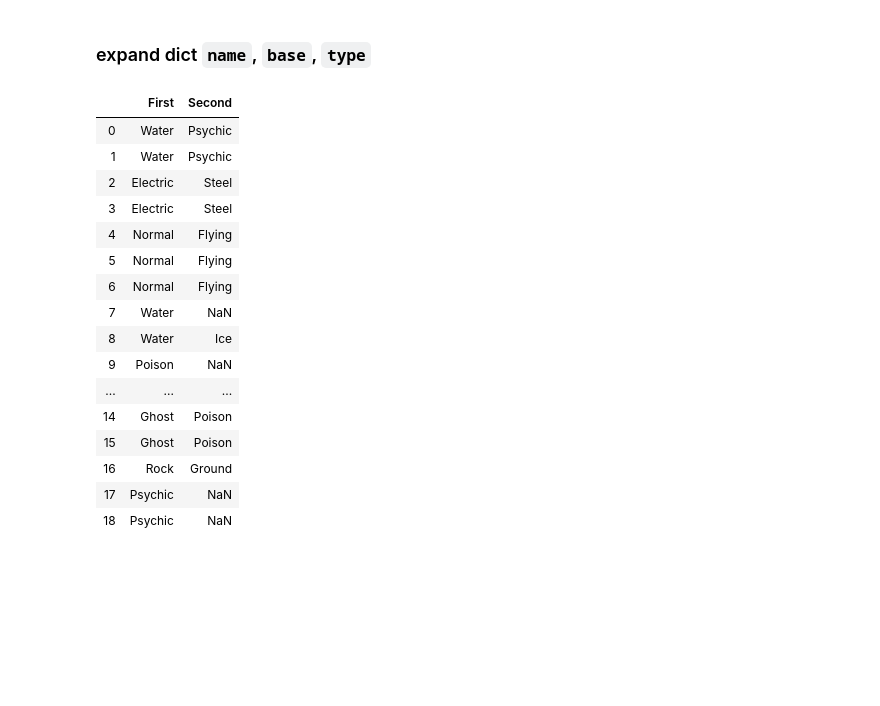
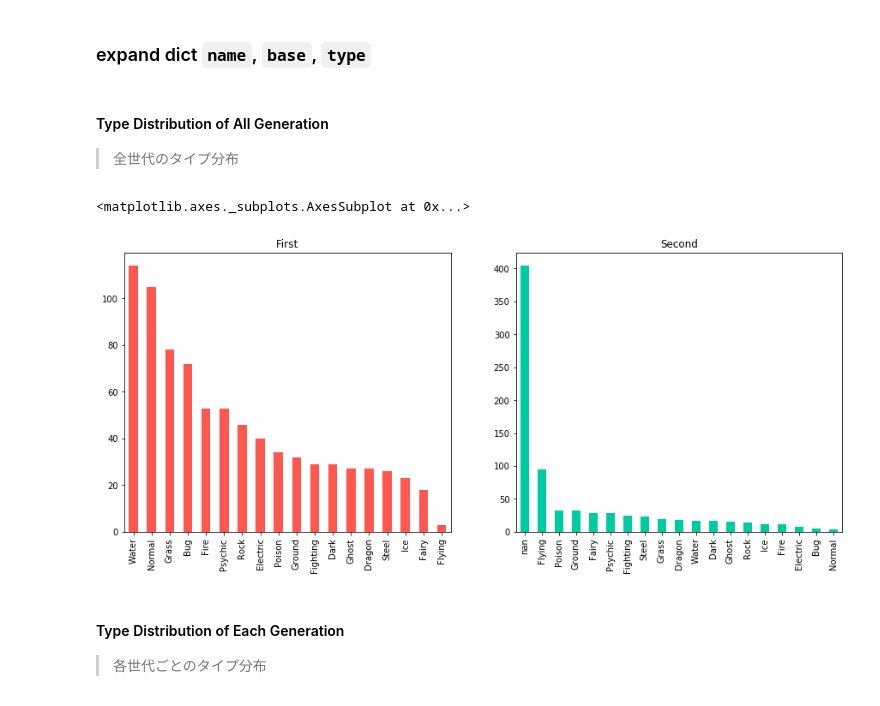
Before and after one commit to sasayabaku/Machine-Learning-notebook-memo, a Jupyter notebook: 008_Pokemon/Explore_data.ipynb, the cells around one changed output. Drawn from its saved outputs; the diff is of its cells as text; code cells hidden in the pictures; blank space fills up the shorter version.

Commit message:
Plot type distribution for each generation.

```diff
--- a/008_Pokemon/Explore_data.ipynb
+++ b/008_Pokemon/Explore_data.ipynb
@@ -7,6 +8,12 @@ import numpy as np
 import os
 import glob
 import requests
+# %%
+COLORS = ["#FE5750", "#00CAA1", "#F9C952", "#6D89FF", "#AB47FF",
+         "#d10000","#7cff54", "#ffed4f", "#1182f2", "#d1006c"]
+
+sns.set_palette(sns.color_palette(COLORS))
+sns.set_style({'axes.labelcolor': "white"})
 # %%
 def download_dataset(path='../Data/pokemon/'):
 
@@ -103,20 +98,23 @@ result = packing_dict(kanto_list[78:97])
-# %%
-result['type']
-# %% [output]
-|  | First | Second |
-| 0 | Water | Psychic |
-| 1 | Water | Psychic |
-| 2 | Electric | Steel |
-| 3 | Electric | Steel |
-| 4 | Normal | Flying |
-| 5 | Normal | Flying |
-| 6 | Normal | Flying |
-| 7 | Water | NaN |
-| 8 | Water | Ice |
-| 9 | Poison | NaN |
-| ... | ... | ... |
-| 14 | Ghost | Poison |
-| 15 | Ghost | Poison |
-| 16 | Rock | Ground |
-| 17 | Psychic | NaN |
-| 18 | Psychic | NaN |
+# %%
+cleaning_data = packing_dict(pokemon_list)
+# %%
+all_data = pd.concat([
+                      pokemon_list.drop(['name', 'type', 'base'], axis=1),
+                      cleaning_data['name'], cleaning_data['type'], cleaning_data['base']
+                      ], axis=1)
+# %%
+unique_first_type = all_data['First'].value_counts()
+unique_second_type = all_data['Second'].value_counts()
+# %% [markdown]
+#### Type Distribution of All Generation
+> 全世代のタイプ分布
+# %%
+fig, axes = plt.subplots(ncols=2, nrows=1, figsize=(15, 6))
+unique_first_type.plot(kind='bar', ax=axes[0], title="First")
+unique_second_type.plot(kind='bar', ax=axes[1], title="Second", color=sns.color_palette()[1])
+# %% [output]
+<matplotlib.axes._subplots.AxesSubplot at 0x...>
+[figure, added]
+# %% [markdown]
+#### Type Distribution of Each Generation
+> 各世代ごとのタイプ分布
```
Also changed, not shown: parts of 8 cells of this notebook.
